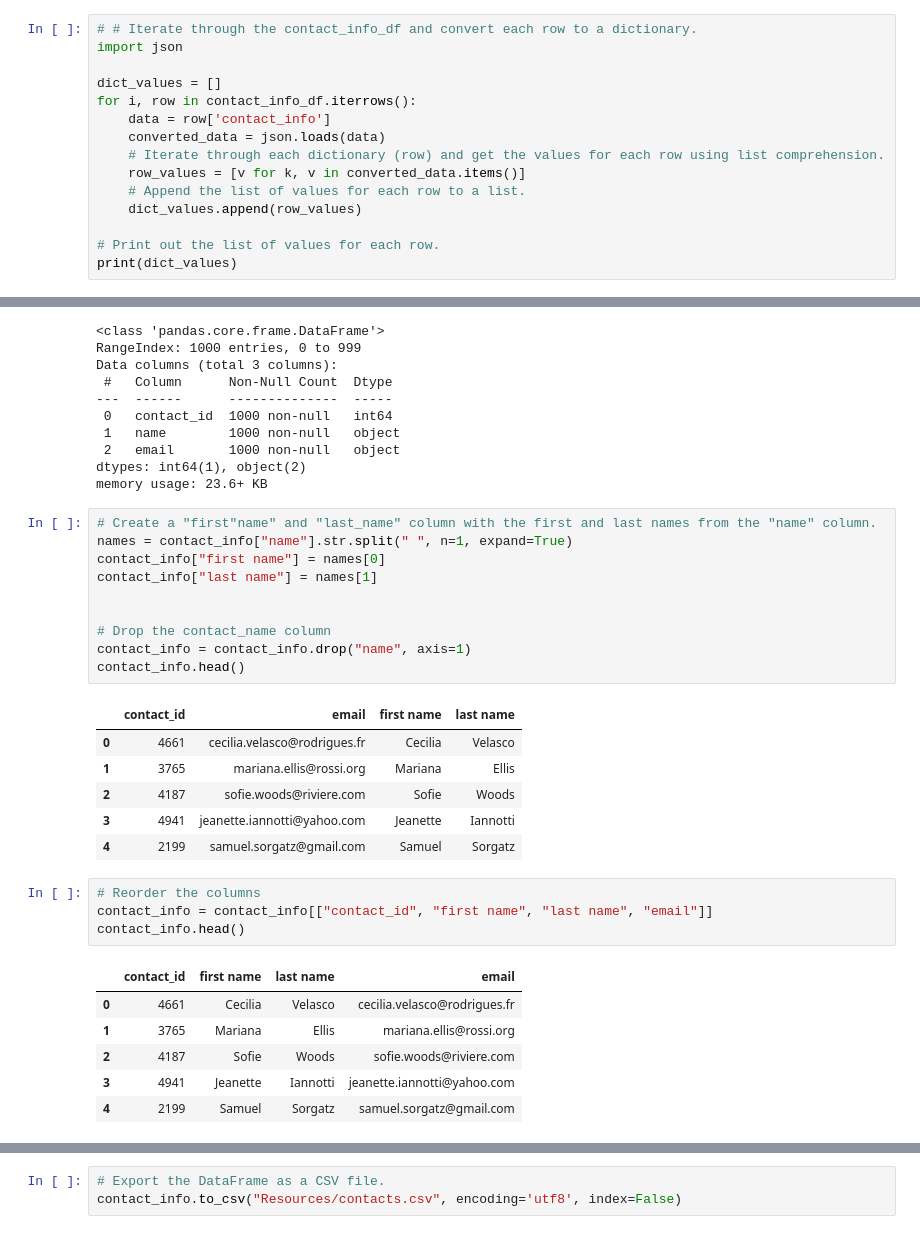
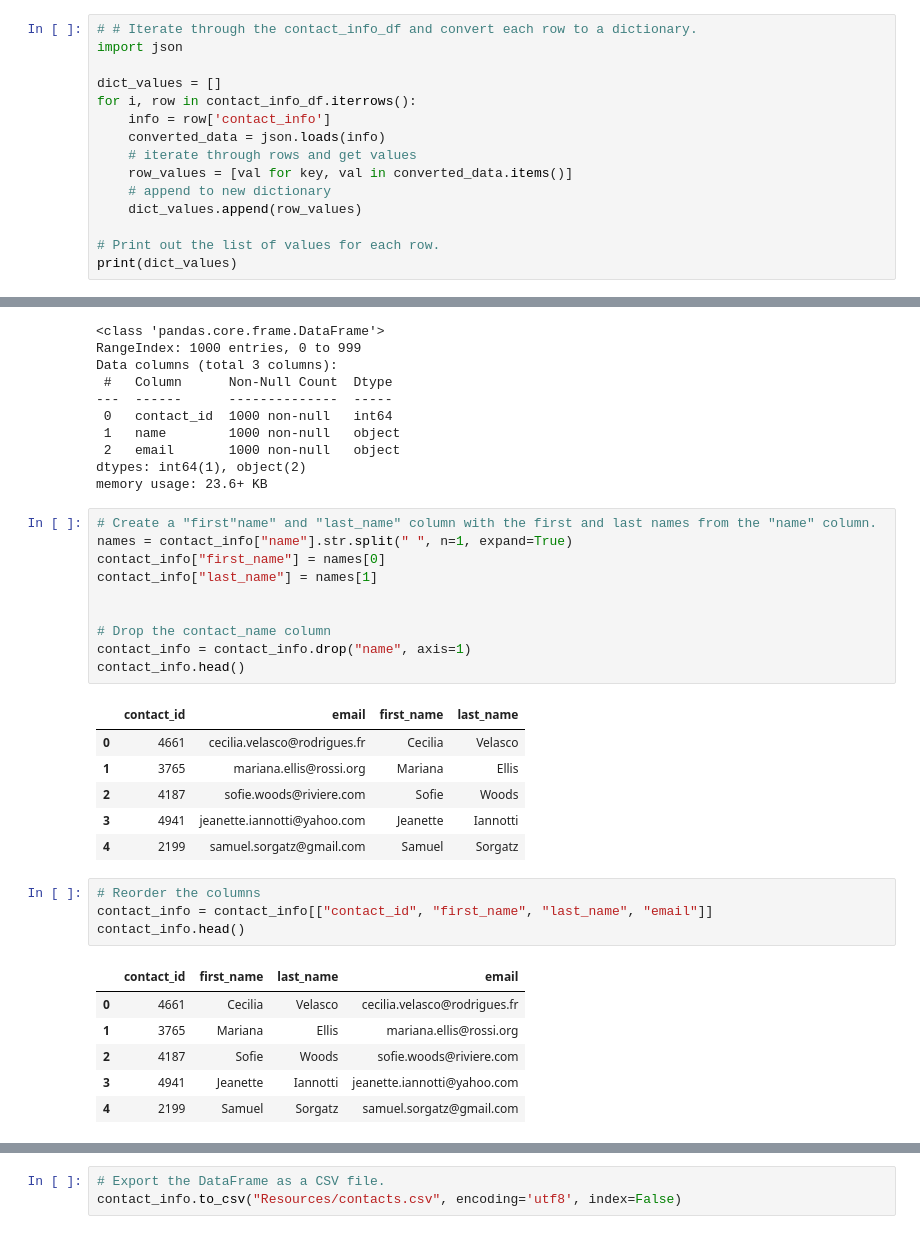
Before and after one commit to Morgen-Henry/Project-2, a Jupyter notebook: ETL_Mini_Project_GFender_MHenry.ipynb, the cells around one changed output, grey strips where cells are left out. Saved outputs shown, nothing was run; the diff lists cells and outputs as text.

Commit message:
finished contacts df and exported to csv

```diff
--- a/ETL_Mini_Project_GFender_MHenry.ipynb
+++ b/ETL_Mini_Project_GFender_MHenry.ipynb
@@ -152,11 +232,11 @@ import json
 
 dict_values = []
 for i, row in contact_info_df.iterrows():
-    data = row['contact_info']
-    converted_data = json.loads(data)
-    # Iterate through each dictionary (row) and get the values for each row using list comprehension.
-    row_values = [v for k, v in converted_data.items()]
-    # Append the list of values for each row to a list.
+    info = row['contact_info']
+    converted_data = json.loads(info)
+    # iterate through rows and get values
+    row_values = [val for key, val in converted_data.items()]
+    # append to new dictionary
     dict_values.append(row_values)
 
 # Print out the list of values for each row.
@@ -202,15 +282,15 @@ memory usage: 23.6+ KB
 # %%
 # Create a "first"name" and "last_name" column with the first and last names from the "name" column.
 names = contact_info["name"].str.split(" ", n=1, expand=True)
-contact_info["first name"] = names[0]
-contact_info["last name"] = names[1]
+contact_info["first_name"] = names[0]
+contact_info["last_name"] = names[1]
 
 
 # Drop the contact_name column
 contact_info = contact_info.drop("name", axis=1)
 contact_info.head()
 # %% [output]
-|  | contact_id | email | first name | last name |
+|  | contact_id | email | first_name | last_name |
 | 0 | 4661 | cecilia.velasco@rodrigues.fr | Cecilia | Velasco |
 | 1 | 3765 | mariana.ellis@rossi.org | Mariana | Ellis |
 | 2 | 4187 | sofie.woods@riviere.com | Sofie | Woods |
@@ -218,10 +298,10 @@ contact_info.head()
 | 4 | 2199 | samuel.sorgatz@gmail.com | Samuel | Sorgatz |
 # %%
 # Reorder the columns
-contact_info = contact_info[["contact_id", "first name", "last name", "email"]]
+contact_info = contact_info[["contact_id", "first_name", "last_name", "email"]]
 contact_info.head()
 # %% [output]
-|  | contact_id | first name | last name | email |
+|  | contact_id | first_name | last_name | email |
 | 0 | 4661 | Cecilia | Velasco | cecilia.velasco@rodrigues.fr |
 | 1 | 3765 | Mariana | Ellis | mariana.ellis@rossi.org |
 | 2 | 4187 | Sofie | Woods | sofie.woods@riviere.com |
```
Also changed, not shown: parts of 7 cells of this notebook, 1 other file.
